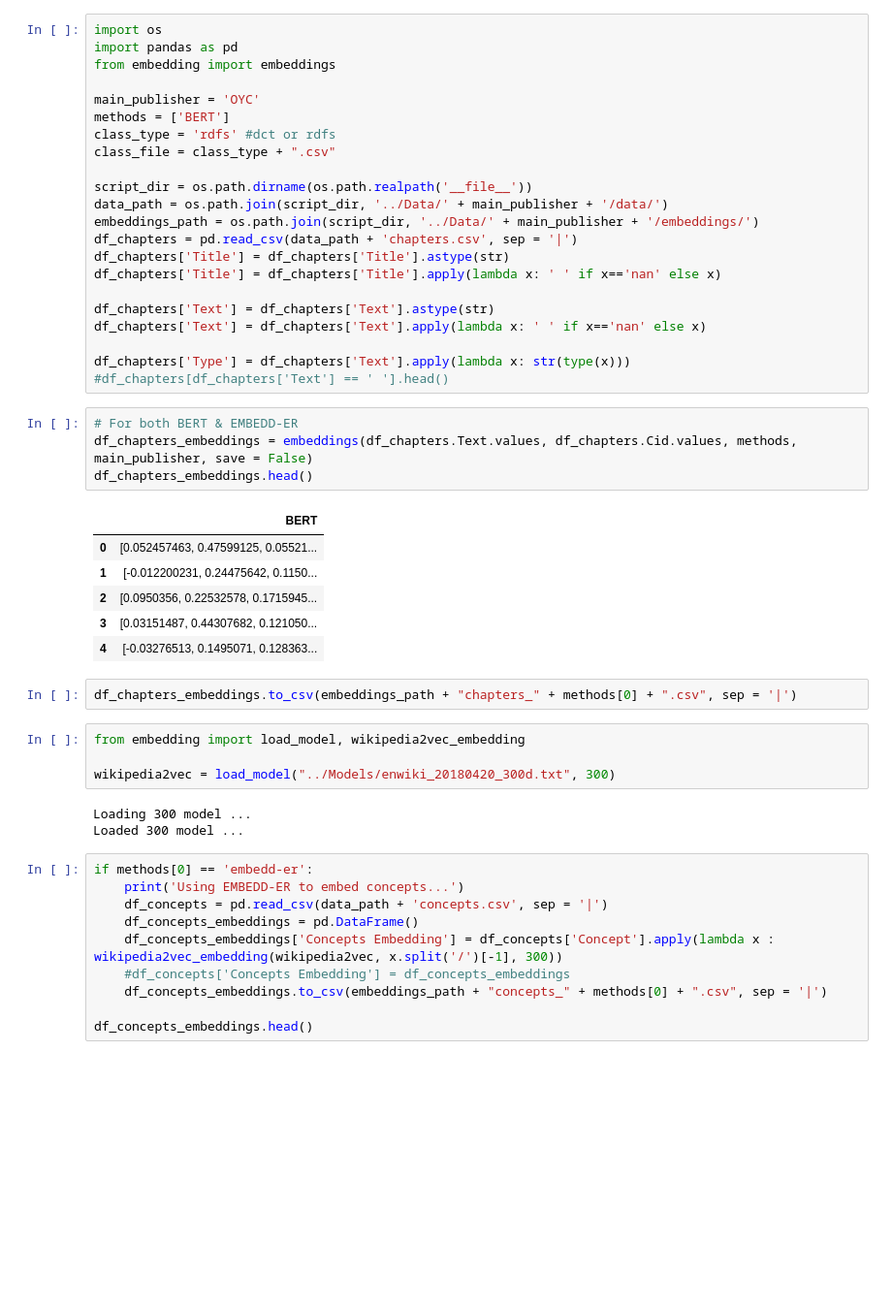
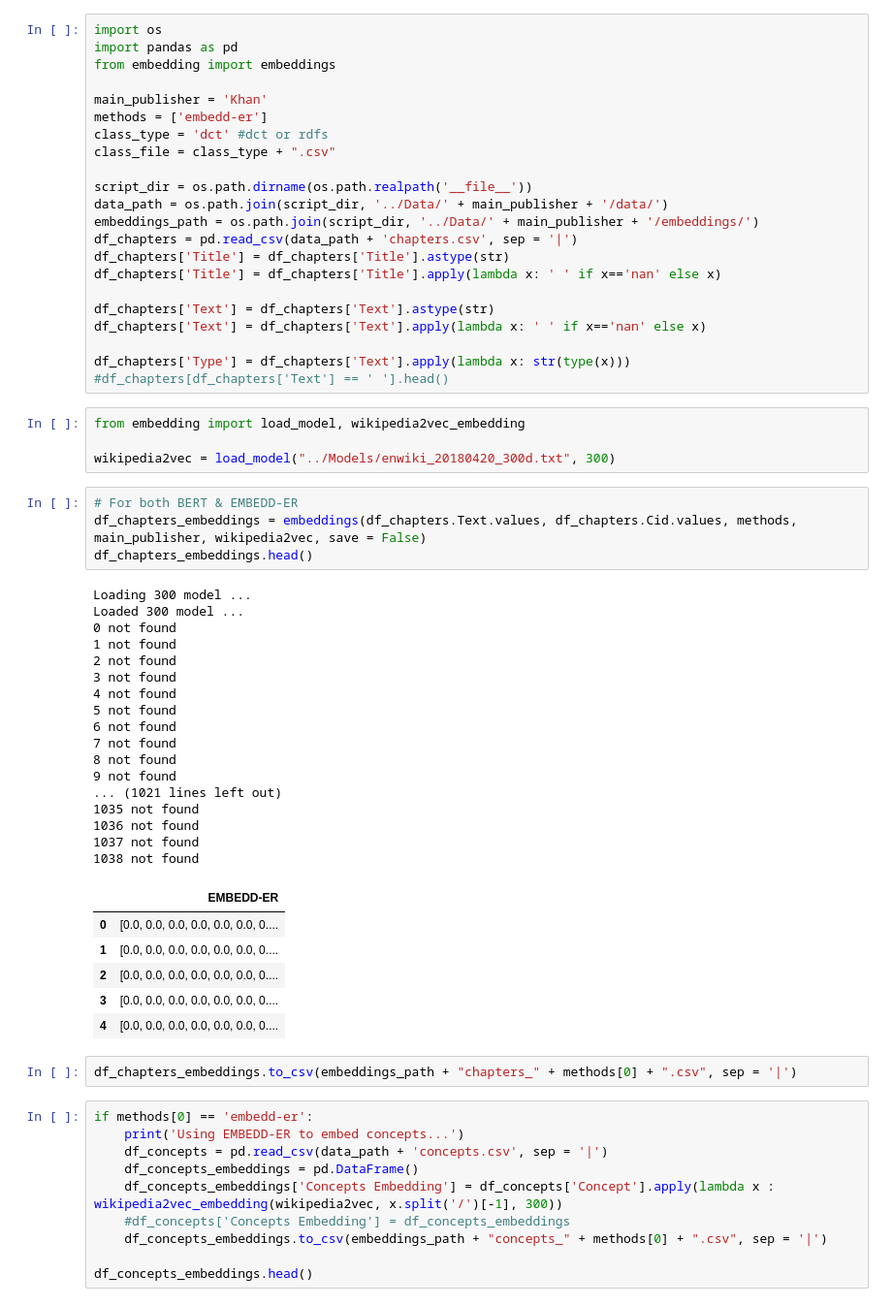
Before and after one commit to AymenRaouf/PrecedabilityOER, a Jupyter notebook: Preprocessing/Features.ipynb, the cells around one changed output. Shown: that part at 97% size. Cells and saved outputs as stored; diff of their text form; blank space fills up the shorter version.

Commit message:
Modified embedding method and investigated the results returned by the ablation study

```diff
--- a/Preprocessing/Features.ipynb
+++ b/Preprocessing/Features.ipynb
@@ -3,9 +3,9 @@ import os
 import pandas as pd
 from embedding import embeddings
 
-main_publisher = 'OYC'
-methods = ['BERT']
-class_type = 'rdfs' #dct or rdfs
+main_publisher = 'Khan'
+methods = ['embedd-er']
+class_type = 'dct' #dct or rdfs
 class_file = class_type + ".csv"
 
 script_dir = os.path.dirname(os.path.realpath('__file__'))
@@ -20,26 +20,40 @@ df_chapters['Text'] = df_chapters['Text'].apply(lambda x: ' ' if x=='nan' else x
 
 df_chapters['Type'] = df_chapters['Text'].apply(lambda x: str(type(x)))
 #df_chapters[df_chapters['Text'] == ' '].head()
+# %%
+from embedding import load_model, wikipedia2vec_embedding
+
+wikipedia2vec = load_model("../Models/enwiki_20180420_300d.txt", 300)
 # %%
 # For both BERT & EMBEDD-ER
-df_chapters_embeddings = embeddings(df_chapters.Text.values, df_chapters.Cid.values, methods, main_publisher, save = False)
+df_chapters_embeddings = embeddings(df_chapters.Text.values, df_chapters.Cid.values, methods, main_publisher, wikipedia2vec, save = False)
 df_chapters_embeddings.head()
 # %% [output]
+Loading 300 model ...
+Loaded 300 model ...
+0 not found
+1 not found
+2 not found
+3 not found
+4 not found
+5 not found
+6 not found
+7 not found
+8 not found
+9 not found
+... (1021 lines left out)
+1035 not found
+1036 not found
+1037 not found
+1038 not found
-|  | BERT |
-| 0 | [0.052457463, 0.47599125, 0.05521... |
-| 1 | [-0.012200231, 0.24475642, 0.1150... |
-| 2 | [0.0950356, 0.22532578, 0.1715945... |
-| 3 | [0.03151487, 0.44307682, 0.121050... |
-| 4 | [-0.03276513, 0.1495071, 0.128363... |
+|  | EMBEDD-ER |
+| 0 | [0.0, 0.0, 0.0, 0.0, 0.0, 0.0, 0.... |
+| 1 | [0.0, 0.0, 0.0, 0.0, 0.0, 0.0, 0.... |
+| 2 | [0.0, 0.0, 0.0, 0.0, 0.0, 0.0, 0.... |
+| 3 | [0.0, 0.0, 0.0, 0.0, 0.0, 0.0, 0.... |
+| 4 | [0.0, 0.0, 0.0, 0.0, 0.0, 0.0, 0.... |
 # %%
 df_chapters_embeddings.to_csv(embeddings_path + "chapters_" + methods[0] + ".csv", sep = '|')
-# %%
-from embedding import load_model, wikipedia2vec_embedding
-
-wikipedia2vec = load_model("../Models/enwiki_20180420_300d.txt", 300)
-# %% [output]
-Loading 300 model ...
-Loaded 300 model ...
 # %%
 if methods[0] == 'embedd-er':
     print('Using EMBEDD-ER to embed concepts...')
```
Also changed, not shown: parts of 2 cells of this notebook, 2 other files.
